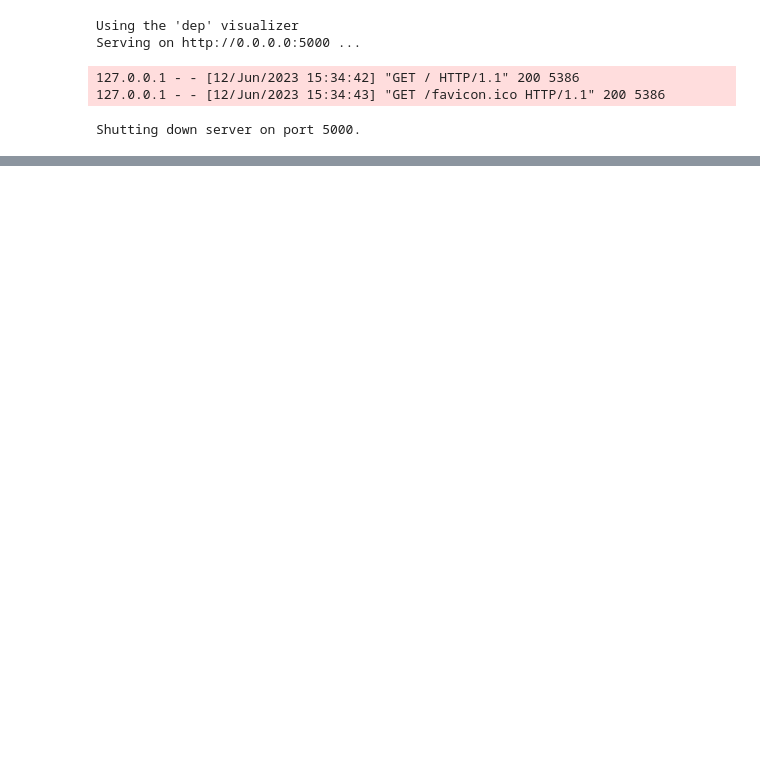
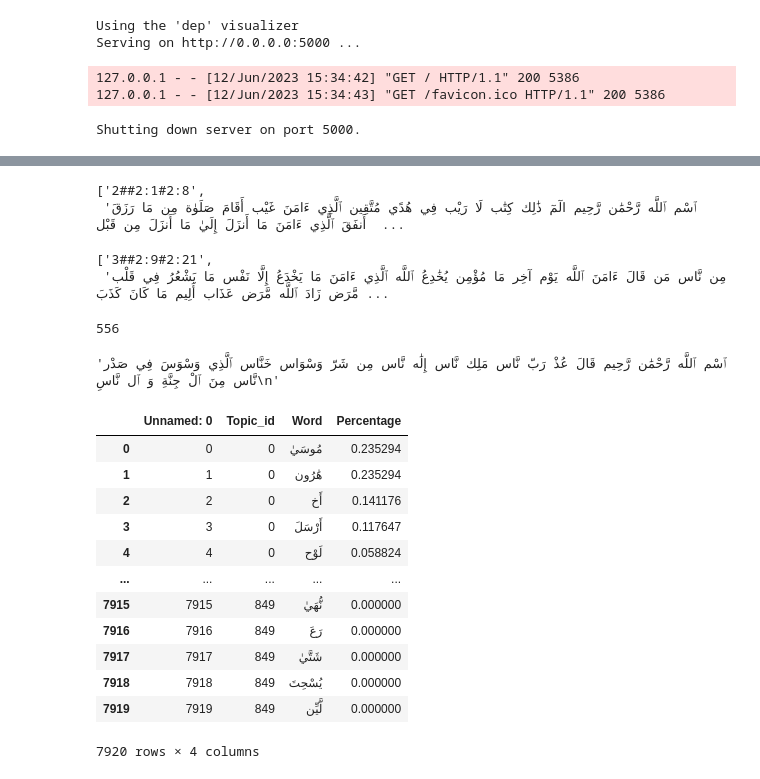
Before and after one commit to language-ml/hadith-quranic_nlp, a Jupyter notebook: src/quranic_nlp/test.ipynb, the cells around one changed output, grey strips where cells are left out. Saved outputs shown, nothing was run; the diff lists cells and outputs as text; code cells hidden in the pictures; blank space fills up the shorter version.

```diff
--- a/src/quranic_nlp/test.ipynb
+++ b/src/quranic_nlp/test.ipynb
@@ -166,0 +206,18 @@ Shutting down server on port 5000.
+# %%
+data[1].split('\t')
+# %% [output]
+['2##2:1#2:8',
+ 'ٱسْم ٱللَّه رَّحْمَٰن رَّحِیم الٓمٓ ذَٰلِك كِتَٰب لَا رَیْب فِي هُدًي مُتَّقِین ٱلَّذِي ءَامَنَ غَیْب أَقَامَ صَلَوٰة مِن مَا رَزَقَ أَنفَقَ ٱلَّذِي ءَامَنَ مَا أَنزَلَ إِلَيٰ مَا أَنزَلَ مِن قَبْل  ...
+# %%
+data[2].split('\t')
+# %% [output]
+['3##2:9#2:21',
+ 'مِن نَّاس مَن قَالَ ءَامَنَ ٱللَّه یَوْم آخِر مَا مُؤْمِن یُخَٰدِعُ ٱللَّه ٱلَّذِي ءَامَنَ مَا یَخْدَعُ إِلَّا نَفْس مَا یَشْعُرُ فِي قَلْب مَّرَض زَادَ ٱللَّه مَّرَض عَذَاب أَلِیم مَا كَانَ كَذَبَ ...
+# %%
+len(data)
+# %% [output]
+556
+# %%
+data[-1].split('\t')[1]
+# %% [output]
+'ٱسْم ٱللَّه رَّحْمَٰن رَّحِیم قَالَ عُذْ رَبّ نَّاس مَلِك نَّاس إِلَٰه نَّاس مِن شَرّ وَسْوَاس خَنَّاس ٱلَّذِي وَسْوَسَ فِي صَدْر نَّاس مِنَ ٱلْ جِنَّةِ وَ ٱل نَّاسِ\n'
@@ -166,0 +226,16 @@ Shutting down server on port 5000.
+# %%
+pd.read_excel('../../data_utils/Topic_Word_Percentage_Verse_Lemma_with_stopWords_Removal_Mallet_20230619213545.xlsx')
+# %% [output]
+|  | Unnamed: 0 | Topic_id | Word | Percentage |
+| 0 | 0 | 0 | مُوسَيٰ | 0.235294 |
+| 1 | 1 | 0 | هَٰرُون | 0.235294 |
+| 2 | 2 | 0 | أَخ | 0.141176 |
+| 3 | 3 | 0 | أَرْسَلَ | 0.117647 |
+| 4 | 4 | 0 | لَوْح | 0.058824 |
+| ... | ... | ... | ... | ... |
+| 7915 | 7915 | 849 | نُّهَيٰ | 0.000000 |
+| 7916 | 7916 | 849 | رَعَ | 0.000000 |
+| 7917 | 7917 | 849 | شَتَّيٰ | 0.000000 |
+| 7918 | 7918 | 849 | یُسْحِتَ | 0.000000 |
+| 7919 | 7919 | 849 | لَّیِّن | 0.000000 |
+7920 rows × 4 columns
```
Also changed, not shown: parts of 10 cells of this notebook, 12 other files.
